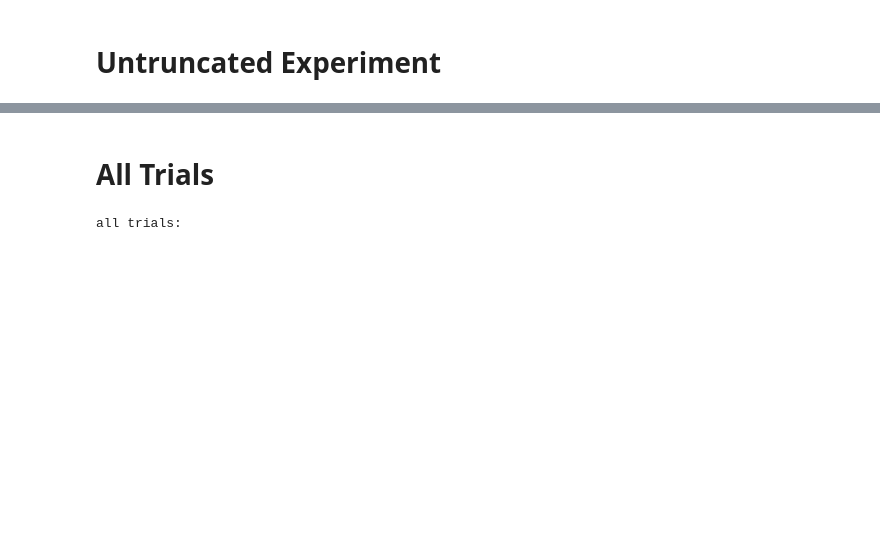
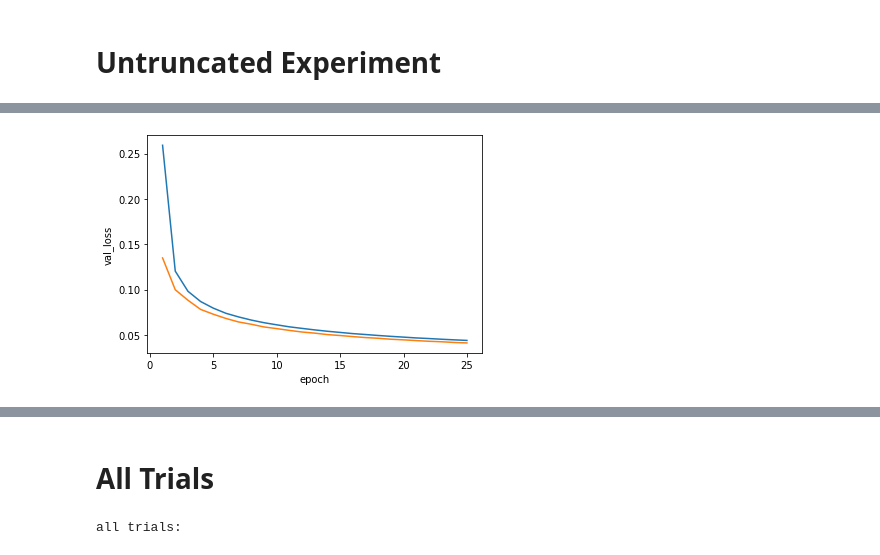
Before and after one commit to pstefanou12/delphi.ai, a Jupyter notebook: notebooks/truncated_multinomial_logistic_regression/Multinomial Logistic Regression on Synthetic Data.ipynb, the cells around one changed output, grey strips where cells are left out. Saved outputs shown, nothing was run; the diff lists cells and outputs as text; code cells hidden in the pictures; blank space fills up the shorter version.

Commit message:
CE Loss Seems to Work Reasonably Well on Synthetic Data.

```diff
--- a/notebooks/truncated_multinomial_logistic_regression/Multinomial Logistic Regression on Synthetic Data.ipynb
+++ b/notebooks/truncated_multinomial_logistic_regression/Multinomial Logistic Regression on Synthetic Data.ipynb
@@ -229,0 +183,5 @@ Warning: exp_id 5bc8a7bb-e680-48e9-be5f-ca076ee63c00 has no table 'log_cos'. Ski
+# %%
+sns.lineplot(data=results, x='epoch', y='train_loss')
+ax = sns.lineplot(data=results, x='epoch', y='val_loss', color=)
+# %% [output]
+[figure, added]
```
Also changed, not shown: parts of 23 cells of this notebook.
